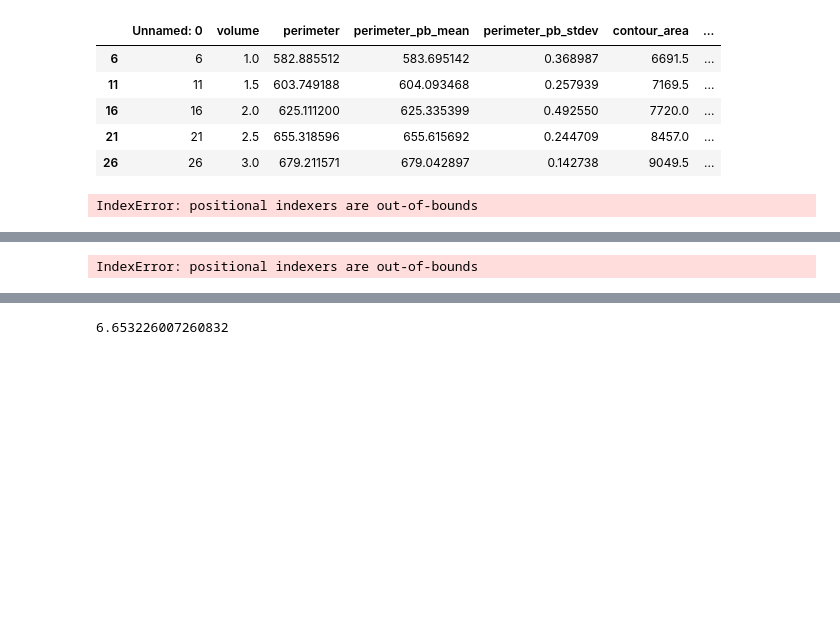
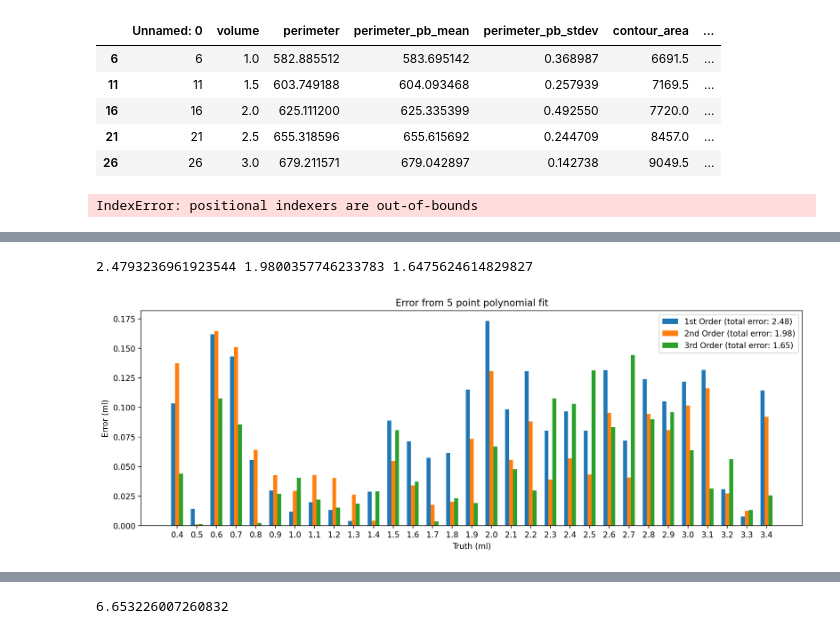
Before and after one commit to braingeneers/Blob-Measuring-with-Computer-Vision, a Jupyter notebook: Plotting-Data.ipynb, the cells around one changed output, grey strips where cells are left out. Drawn from its saved outputs; the diff is of its cells as text; code cells hidden in the pictures; blank space fills up the shorter version.

Commit message:
changed error bar plot to normal plot and made 4 part subgrid for figure

```diff
--- a/Plotting-Data.ipynb
+++ b/Plotting-Data.ipynb
@@ -4,6 +4,8 @@ import numpy as np
 import matplotlib.pyplot as plt
 path = "/Users/pierre/Pictures/biology/Blob-Measuring/Level-Measurement-Experiment/stream-captures/main-test-set-25-July-2022T13:23:41/all_values.csv"
 frame = pd.read_csv(path)
+path2 = "/Users/pierre/Pictures/biology/Blob-Measuring/Level-Measurement-Experiment/stream-captures/main-test-set-25-July-2022T13:23:41/perimeter_buffer.csv"
+frame2 = pd.read_csv(path2).iloc[::5, :]
 # %%
 df = pd.DataFrame({"volume":frame.columns,
                    "mean": frame.mean().to_frame()[0].values,
@@ -22,4 +24,4 @@ array([  49.5       , 1056.13768375, 1117.66452128, 1146.83092619,
        1421.51489587, 1422.17213811, 1419.63186357, 1500.76957293,
        2048.34894609])
 # %%
-frame.volume -= 0.5
+frame2["547.5650849233924"]
@@ -125,37 +432,63 @@ color = 0.8
 # %%
+plt.rcParams['figure.dpi'] = 200
+plt.rcParams['axes.facecolor']='white'
+plt.rcParams['savefig.facecolor']='white'
+plt.rcParams['savefig.dpi'] = 300
 
-frame = frame.iloc[[6,11,16,21,26]]
+frame = pd.read_csv(path)
+#frame = frame.iloc[[6,11,16,21,26]]
+frame = frame.iloc[[0,2,4,11,27,29,30]]
 startIndex = 0
 endIndex = len(frame.volume)
-print(endIndex)
+
 
 x=frame.volume[startIndex:endIndex]
 y=frame[value+"_pb_mean"][startIndex:endIndex]
 polyfits = []
 for i in range(1,4):
     z_inv = np.polyfit(y, x, i)
     polyfits.append(np.poly1d(z_inv))
 
 
-fig2, ax2 = plt.subplots()
+# fig2, ax2 = plt.subplots()
 p = np.poly1d(z_inv)
 frame = pd.read_csv(path)
-startIndex = 6
-endIndex = len(frame.volume)-5
+startIndex = 0
+endIndex = len(frame.volume)-2
 x=frame.volume[startIndex:endIndex]
 y=frame[value+"_pb_mean"][startIndex:endIndex]
 
 error1 = abs(x - polyfits[0](y))
-ax2.plot(x,error1,'o',mfc='red',ms=4,mew=0)
+# ax2.plot(x,error1,'o',mfc='red',ms=4,mew=0)
 error2 = abs(x - polyfits[1](y))
-ax2.plot(x,error2,'o',mfc='green',ms=4,mew=0)
+# ax2.plot(x,error2,'o',mfc='green',ms=4,mew=0)
 error3 = abs(x - polyfits[2](y))
-ax2.plot(x,error3,'o',mfc='blue',ms=4,mew=0)
-ax2.set_ylabel('Error (ml)')
-ax2.set_xlabel('true ml')
-ax2.set_title("Error based on 5 point linear fit")
+# ax2.plot(x,error3,'o',mfc='blue',ms=4,mew=0)
+# ax2.set_ylabel('Error (ml)')
+# ax2.set_xlabel('true ml')
+# ax2.set_title("Error based on 5 point Poly fit")
 
 #get total error in linear range
 print(sum(error1), sum(error2), sum(error3))
+
+index = np.arange(len(x))
+bar_width = 0.2
+
+fig3, ax3 = plt.subplots(figsize=(15,5))
+
+summer = ax3.bar(index, error1, bar_width,
+                label="1st Order (total error: "+str(round(sum(error1),2))+")")
+winter = ax3.bar(index+bar_width, error2,
+                 bar_width, label="2nd Order (total error: "+str(round(sum(error2),2))+")")
+barf = ax3.bar(index+2*bar_width, error3,
+                 bar_width, label="3rd Order (total error: "+str(round(sum(error3),2))+")")
+ax3.set_xlabel('Truth (ml)')
+ax3.set_ylabel('Error (ml)')
+ax3.set_title('Error from 5 point polynomial fit')
+ax3.set_xticks(index+bar_width)
+ax3.set_xticklabels(x)
+ax3.legend()
+plt.savefig('Error-comparison.png')
 # %% [output]
-IndexError: positional indexers are out-of-bounds
+2.4793236961923544 1.9800357746233783 1.6475624614829827
+[figure, added]
```
Also changed, not shown: parts of 5 cells of this notebook.
